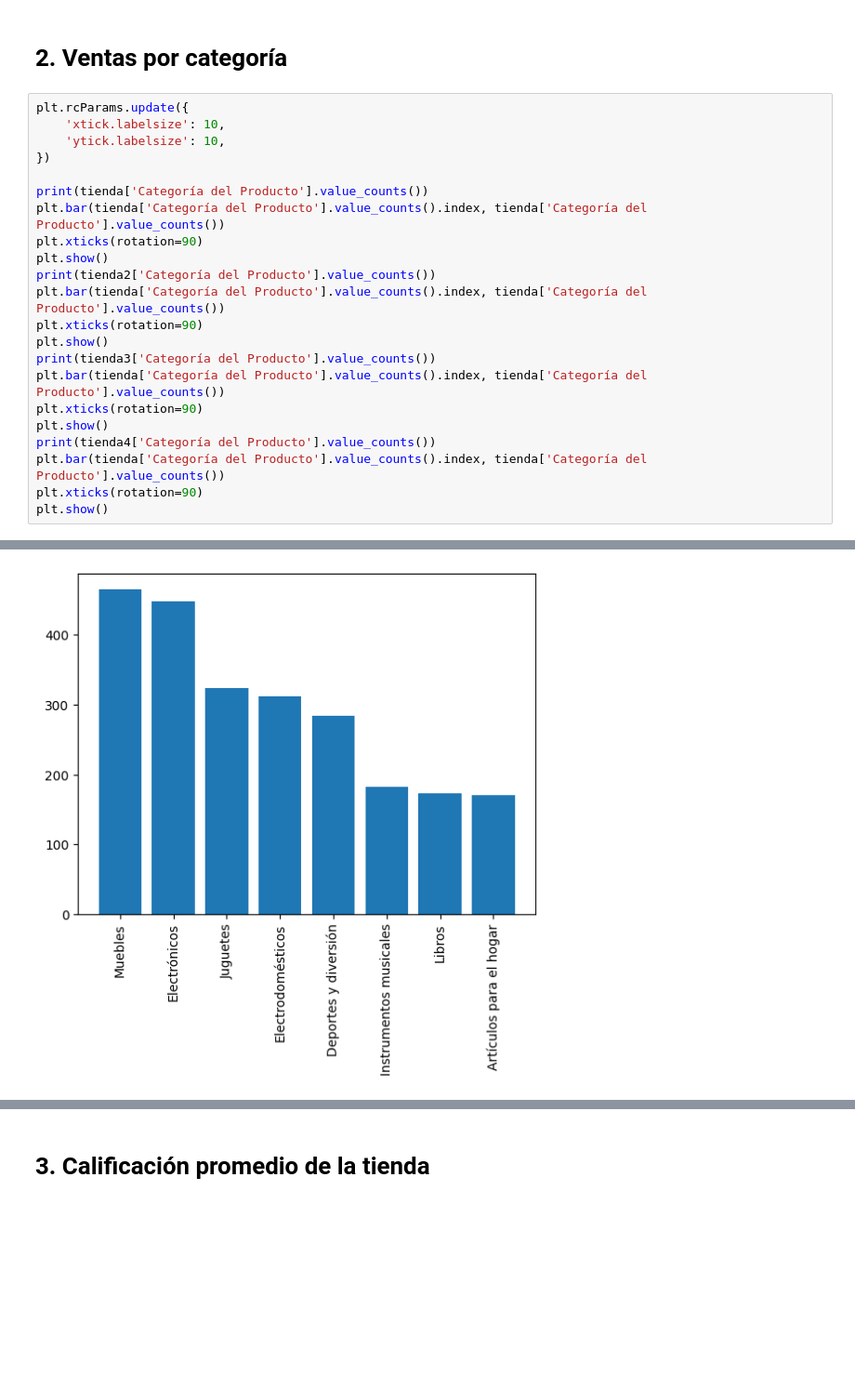
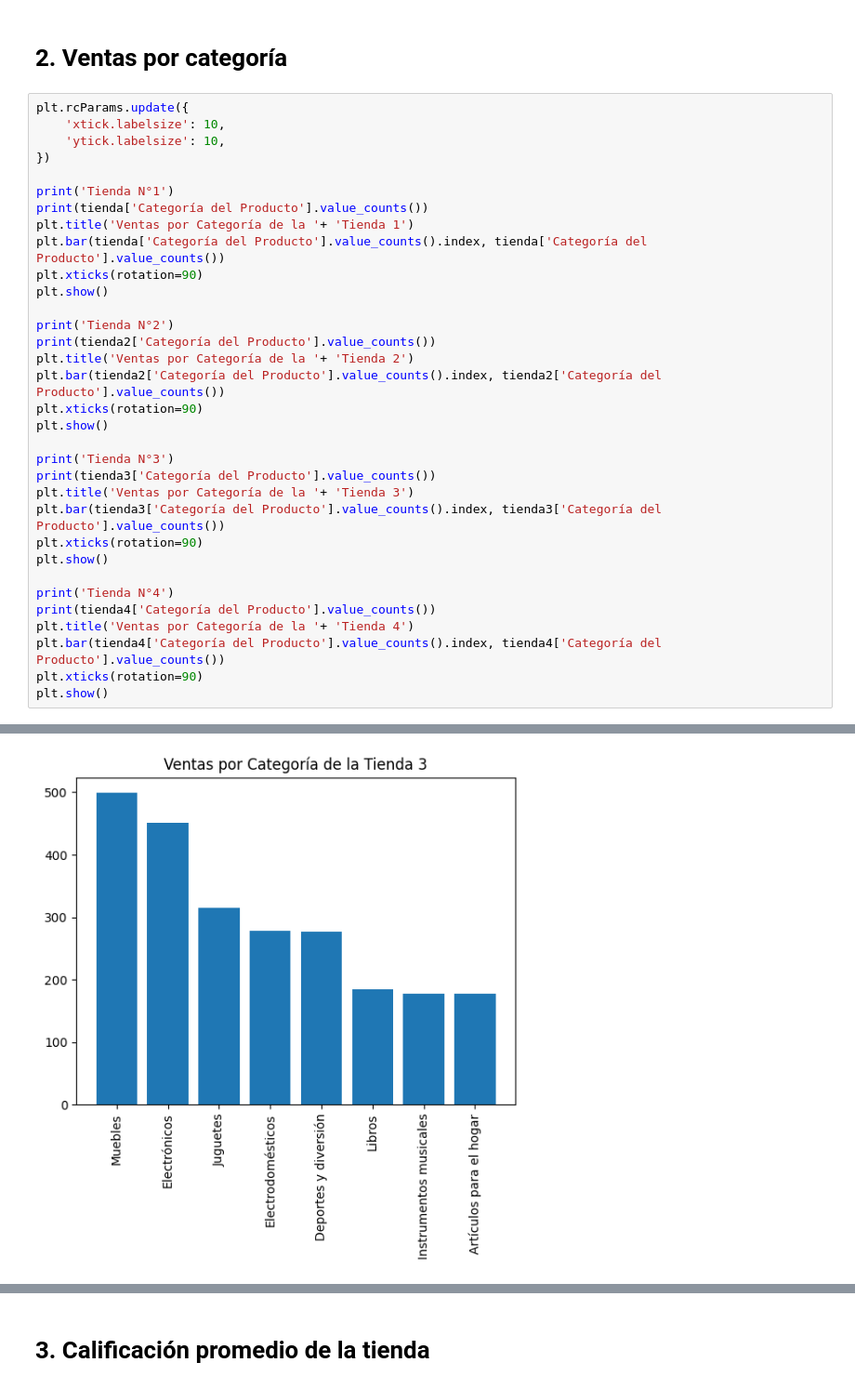
Before and after one commit to yudithl125/datascience_challenge1, a Jupyter notebook: AluraStoreLatam.ipynb, the cells around one changed output, grey strips where cells are left out. Shown: that part at 93% size. Saved outputs shown, nothing was run; the diff lists cells and outputs as text; blank space fills up the shorter version.

```diff
--- a/AluraStoreLatam.ipynb
+++ b/AluraStoreLatam.ipynb
@@ -49,20 +51,31 @@ plt.rcParams.update({
     'ytick.labelsize': 10,
 })
 
+print('Tienda N°1')
 print(tienda['Categoría del Producto'].value_counts())
+plt.title('Ventas por Categoría de la '+ 'Tienda 1')
 plt.bar(tienda['Categoría del Producto'].value_counts().index, tienda['Categoría del Producto'].value_counts())
 plt.xticks(rotation=90)
 plt.show()
+
+print('Tienda N°2')
 print(tienda2['Categoría del Producto'].value_counts())
-plt.bar(tienda['Categoría del Producto'].value_counts().index, tienda['Categoría del Producto'].value_counts())
+plt.title('Ventas por Categoría de la '+ 'Tienda 2')
+plt.bar(tienda2['Categoría del Producto'].value_counts().index, tienda2['Categoría del Producto'].value_counts())
 plt.xticks(rotation=90)
 plt.show()
+
+print('Tienda N°3')
 print(tienda3['Categoría del Producto'].value_counts())
-plt.bar(tienda['Categoría del Producto'].value_counts().index, tienda['Categoría del Producto'].value_counts())
+plt.title('Ventas por Categoría de la '+ 'Tienda 3')
+plt.bar(tienda3['Categoría del Producto'].value_counts().index, tienda3['Categoría del Producto'].value_counts())
 plt.xticks(rotation=90)
 plt.show()
+
+print('Tienda N°4')
 print(tienda4['Categoría del Producto'].value_counts())
-plt.bar(tienda['Categoría del Producto'].value_counts().index, tienda['Categoría del Producto'].value_counts())
+plt.title('Ventas por Categoría de la '+ 'Tienda 4')
+plt.bar(tienda4['Categoría del Producto'].value_counts().index, tienda4['Categoría del Producto'].value_counts())
 plt.xticks(rotation=90)
 plt.show()
 # %% [output]
@@ -91,11 +107,11 @@ Name: count, dtype: int64
 Categoría del Producto
 Muebles                    499
 Electrónicos               451
 Juguetes                   315
 Electrodomésticos          278
 Deportes y diversión       277
 Libros                     185
 Instrumentos musicales     177
 Artículos para el hogar    177
 Name: count, dtype: int64
-[figure, old version]
+[figure, new version]
```
Also changed, not shown: parts of 8 cells of this notebook.
